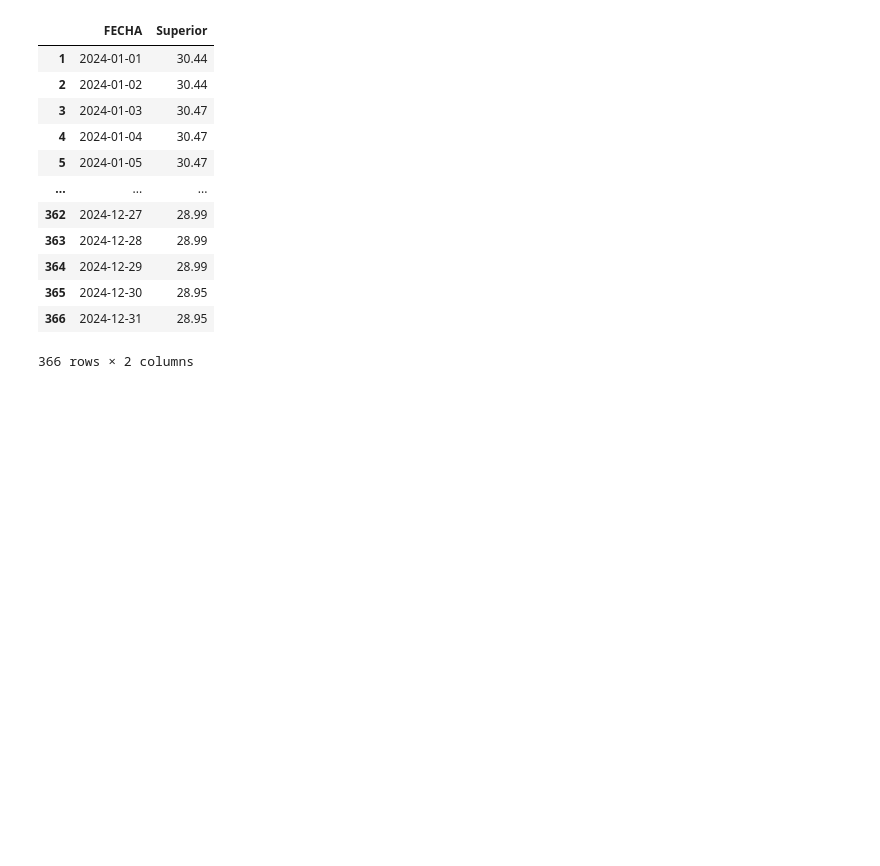
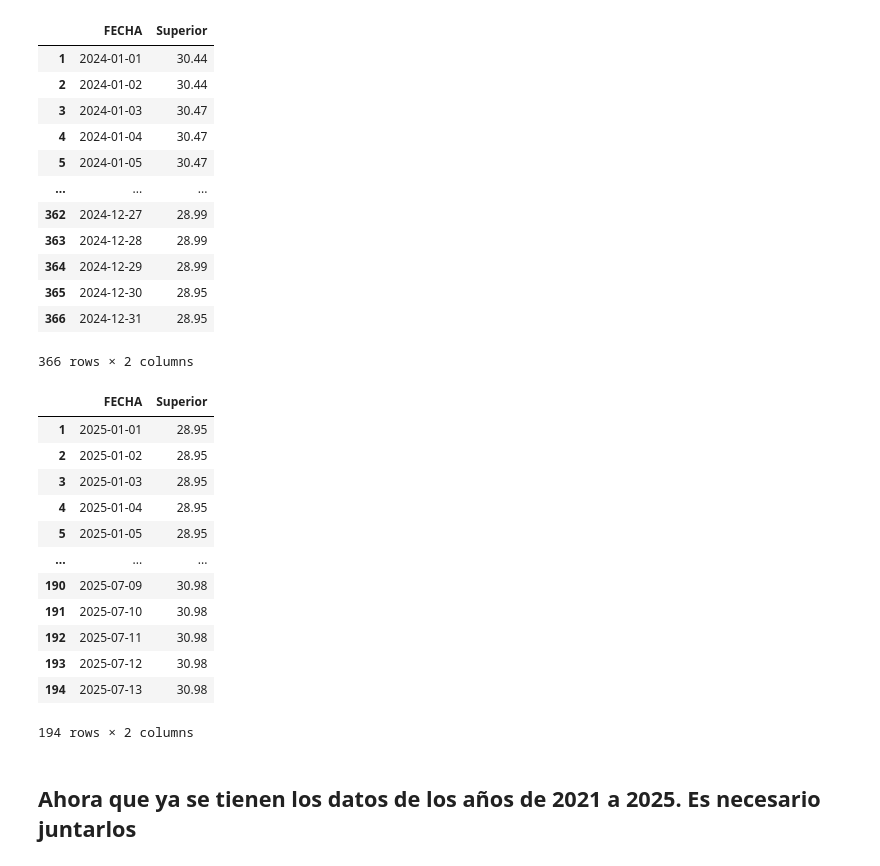
Before and after one commit to chuy-zip/DS_LAB1, a Jupyter notebook: scriptOne.ipynb, the cells around one changed output. Cells and saved outputs as stored; diff of their text form; code cells hidden in the pictures; blank space fills up the shorter version.

```diff
--- a/scriptOne.ipynb
+++ b/scriptOne.ipynb
@@ -97,3 +95,21 @@ df_2024
 | 365 | 2024-12-30 | 28.95 |
 | 366 | 2024-12-31 | 28.95 |
 366 rows × 2 columns
+# %%
+df_2025
+# %% [output]
+|  | FECHA | Superior |
+| 1 | 2025-01-01 | 28.95 |
+| 2 | 2025-01-02 | 28.95 |
+| 3 | 2025-01-03 | 28.95 |
+| 4 | 2025-01-04 | 28.95 |
+| 5 | 2025-01-05 | 28.95 |
+| ... | ... | ... |
+| 190 | 2025-07-09 | 30.98 |
+| 191 | 2025-07-10 | 30.98 |
+| 192 | 2025-07-11 | 30.98 |
+| 193 | 2025-07-12 | 30.98 |
+| 194 | 2025-07-13 | 30.98 |
+194 rows × 2 columns
+# %% [markdown]
+## Ahora que ya se tienen los datos de los años de 2021 a 2025. Es necesario juntarlos
```
Also changed, not shown: parts of 9 cells of this notebook.
